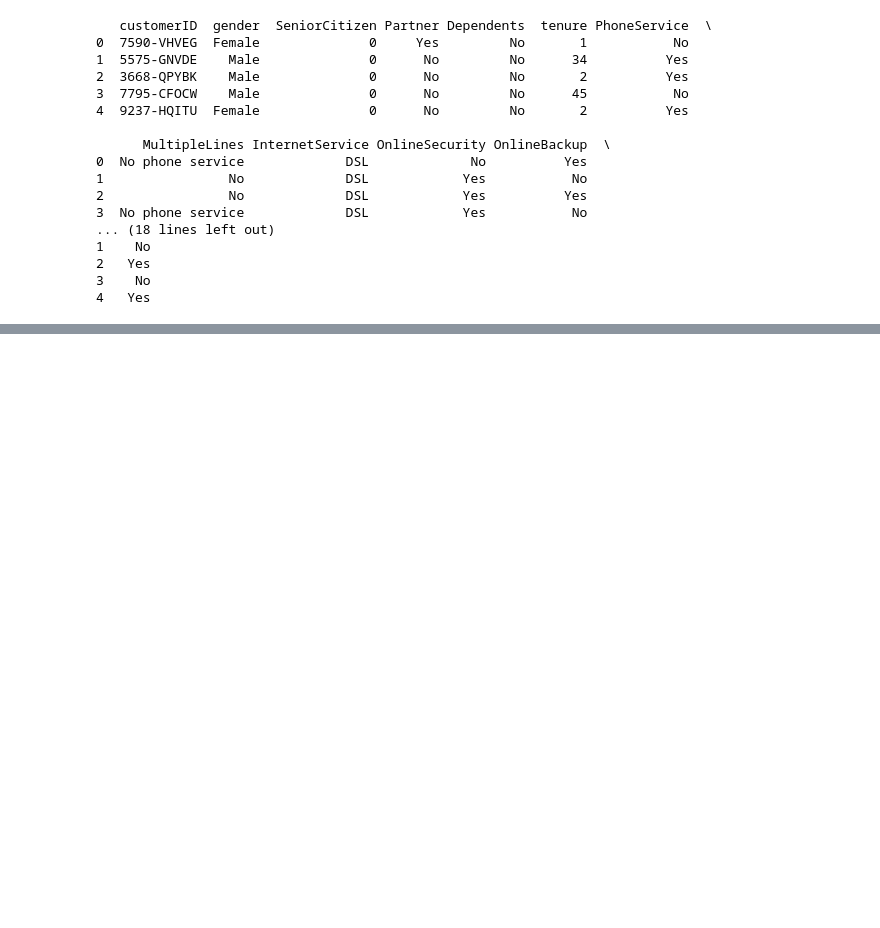
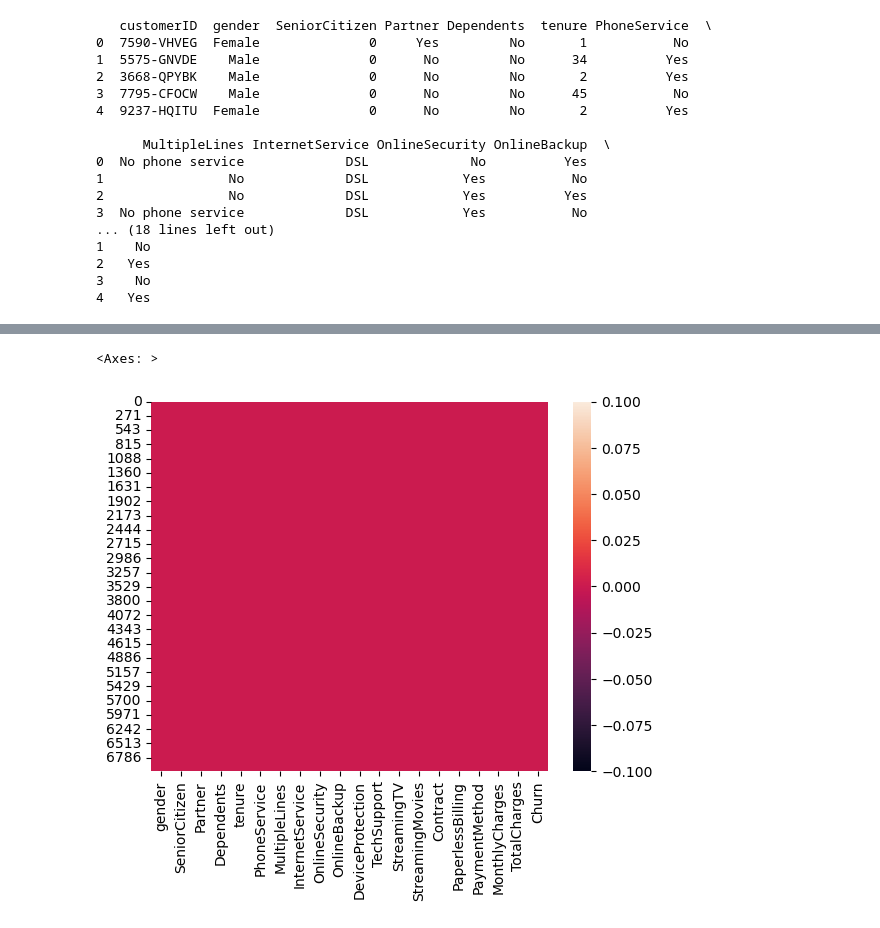
Before and after one commit to imMinsungSim/project, a Jupyter notebook: side_project.ipynb, the cells around one changed output, grey strips where cells are left out. Saved outputs shown, nothing was run; the diff lists cells and outputs as text; code cells hidden in the pictures; blank space fills up the shorter version.

```diff
--- a/side_project.ipynb
+++ b/side_project.ipynb
@@ -60,0 +81,5 @@ print(df.head())
+# %%
+
+df['TotalCharges'] = pd.to_numeric(df['TotalCharges'], errors='coerce')
+df.dropna(inplace=True)
+df.drop('customerID', axis=1, inplace=True)
@@ -60,0 +158,6 @@ print(df.head())
+# %%
+# heatmap for missing value
+sns.heatmap(df.isnull())
+# %% [output]
+<Axes: >
+[figure, added]
```
Also changed, not shown: parts of 12 cells of this notebook.
